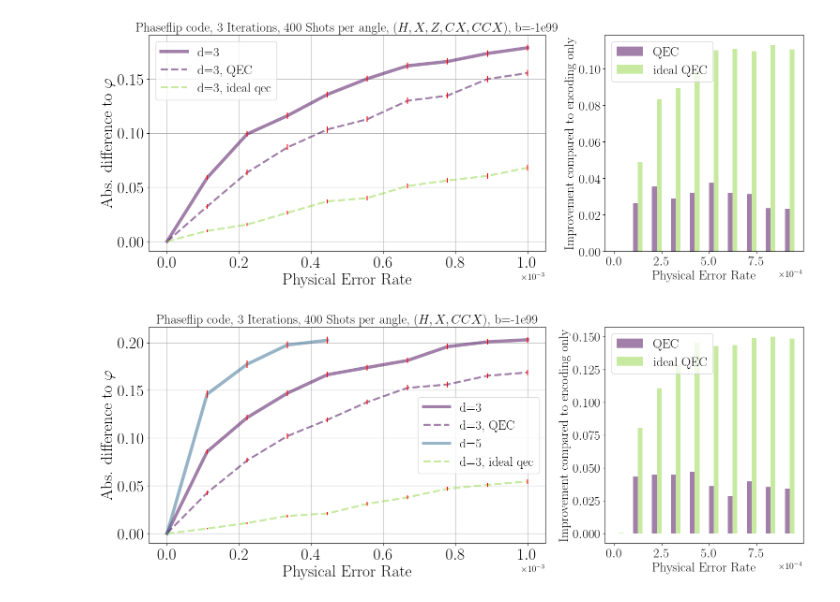
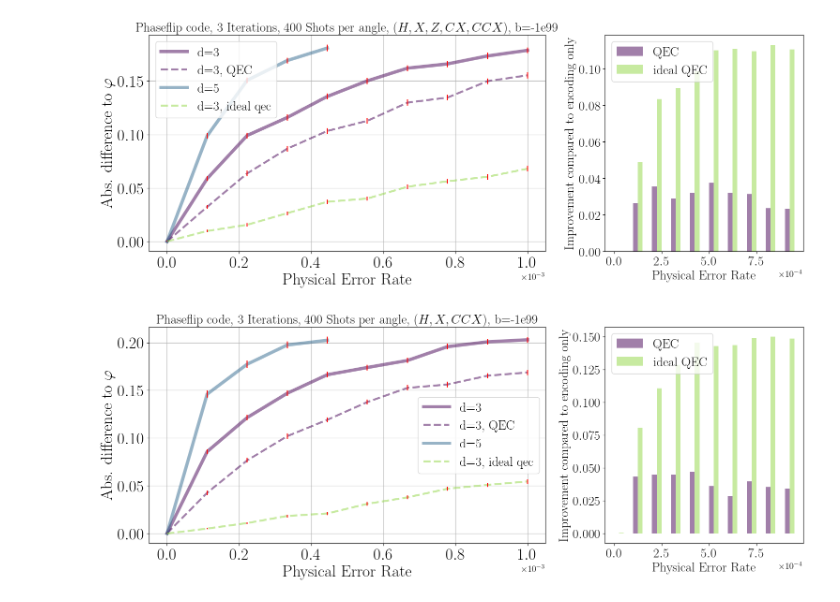
Before and after one commit to RicemanBoy/iqpe, a Jupyter notebook: repcode.ipynb, the cells around one changed output. Cells and saved outputs as stored; diff of their text form; code cells hidden in the pictures.

```diff
--- a/repcode.ipynb
+++ b/repcode.ipynb
@@ -16,7 +146,7 @@ plt.rcParams.update({
 shots = 400
 
 p1, y1, y_qec1, err1, err_qec1 = np.loadtxt("HPC/text/d3_htoffcx_infbias.txt", delimiter = ",")
-# p2, y2, err2 = np.loadtxt("HPC/text/d5_htoff_infbias_noqec_0.txt", delimiter = ",")
+p2, y2, err2 = np.loadtxt("HPC/text/d5_htoffcx_infbias_noqec_0.txt", delimiter = ",")
 p3, y3, y_qec3, err3, err_qec3 = np.loadtxt("HPC/text/d3_htoffcx_infbias_idealqec.txt", delimiter = ",")
 # p4, y4, y_qec4, err4, err_qec4 = np.loadtxt("HPC/text/bigsteane_ftqec.txt", delimiter = ",")
 # p5, y5, y_qec5, err5, err_qec5 = np.loadtxt("HPC/text/bigsteane_idealqec_lots.txt", delimiter = ",")
@@ -34,8 +164,8 @@ ax1.errorbar(p1, y1, yerr=err1, ecolor="red", linestyle="")
 ax1.plot(p1, y_qec1, label="d=3, QEC", marker = "", linestyle = "--", markersize = 20, alpha = 0.5, color = colors[0], linewidth=3)
 ax1.errorbar(p1, y_qec1, yerr=err_qec1, ecolor="red", linestyle="")
 
-# ax1.plot(p2, y2, label="d=5", marker = "", linestyle = "-", markersize = 20, alpha = 0.5, color = colors[2], linewidth=5)
-# ax1.errorbar(p2, y2, yerr=err2, ecolor="red", linestyle="")
+ax1.plot(p2, y2, label="d=5", marker = "", linestyle = "-", markersize = 20, alpha = 0.5, color = colors[2], linewidth=5)
+ax1.errorbar(p2, y2, yerr=err2, ecolor="red", linestyle="")
 
 ax1.plot(p3, y_qec3, label="d=3, ideal qec", marker = "", linestyle = "--", markersize = 20, alpha = 0.5, color = colors[5], linewidth=3)
 ax1.errorbar(p3, y_qec3, yerr=err_qec3, ecolor="red", linestyle="")
@@ -113,34 +243,34 @@ ax2.bar(
 #     width=bar_width,
 #     align="edge",
 #     alpha=0.5,
 #     color=colors[5],
 #     label="2-FTEC (lots)"
 # )
 
 # ax2.bar(
 #     x +  bar_width,
 #     d3_idealqec_counts,
 #     width=bar_width,
 #     align="edge",
 #     alpha=0.5,
 #     color=colors[4],
 #     label="ideal QEC"
 # )
 
 
 ax2.legend(fontsize=20)
 ax2.tick_params(axis='both', which='major', labelsize=20)
 ax2.set_xlabel("Physical Error Rate", fontsize=20)
 ax2.set_ylabel(r"Improvement compared to encoding only", fontsize=20)
 ax1.ticklabel_format(axis="x", style="sci", scilimits=(0, 0)), ax1.xaxis.get_offset_text().set_fontsize(14), ax2.xaxis.get_offset_text().set_fontsize(14)
 ax2.ticklabel_format(axis="x", style="sci", scilimits=(0, 0))
 
 ############################################################################################################################
 #plt.tight_layout()
 # plt.savefig("14.png", bbox_inches="tight" ,dpi=200)
 plt.show()
 # %% [output]
-[figure, old version]
+[figure, new version]
 # %%
 # Phaseflipcode mit bias preserving [H,X,CCX] Gateset!
 shots = 400
```
Also changed, not shown: parts of 1 cell of this notebook, 13 other files.
